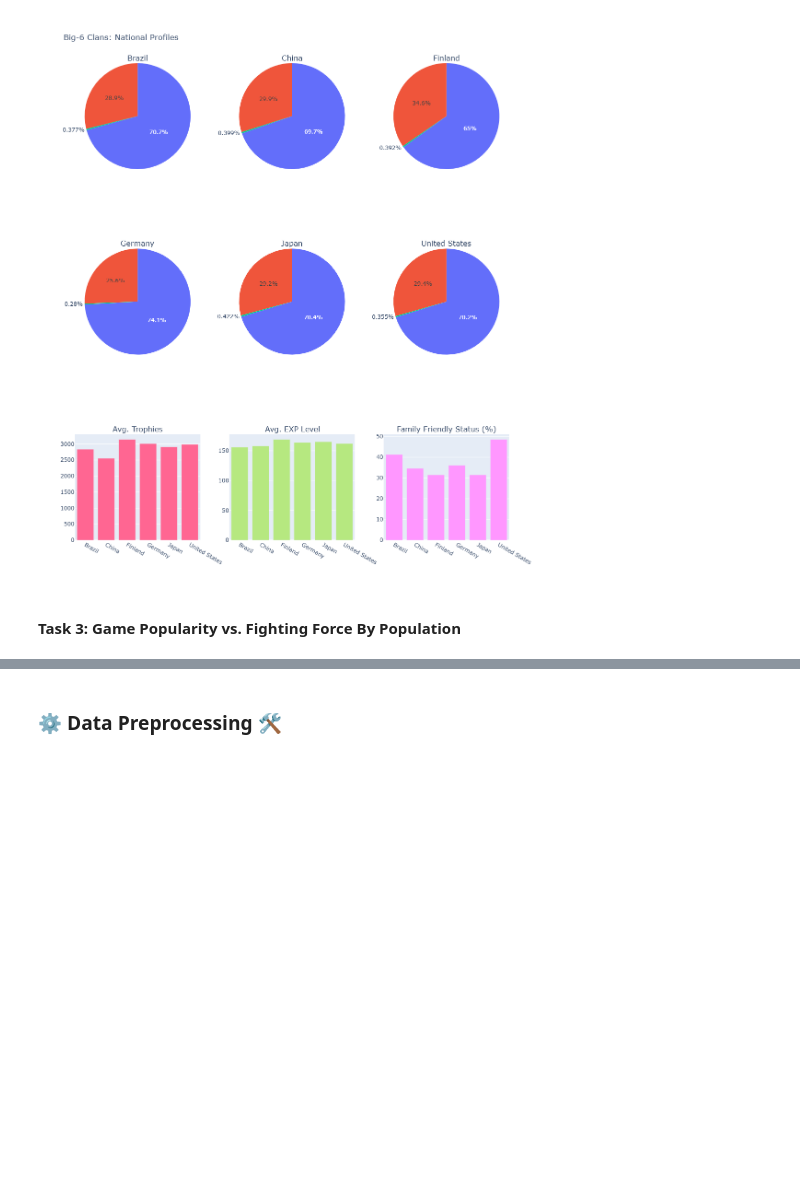
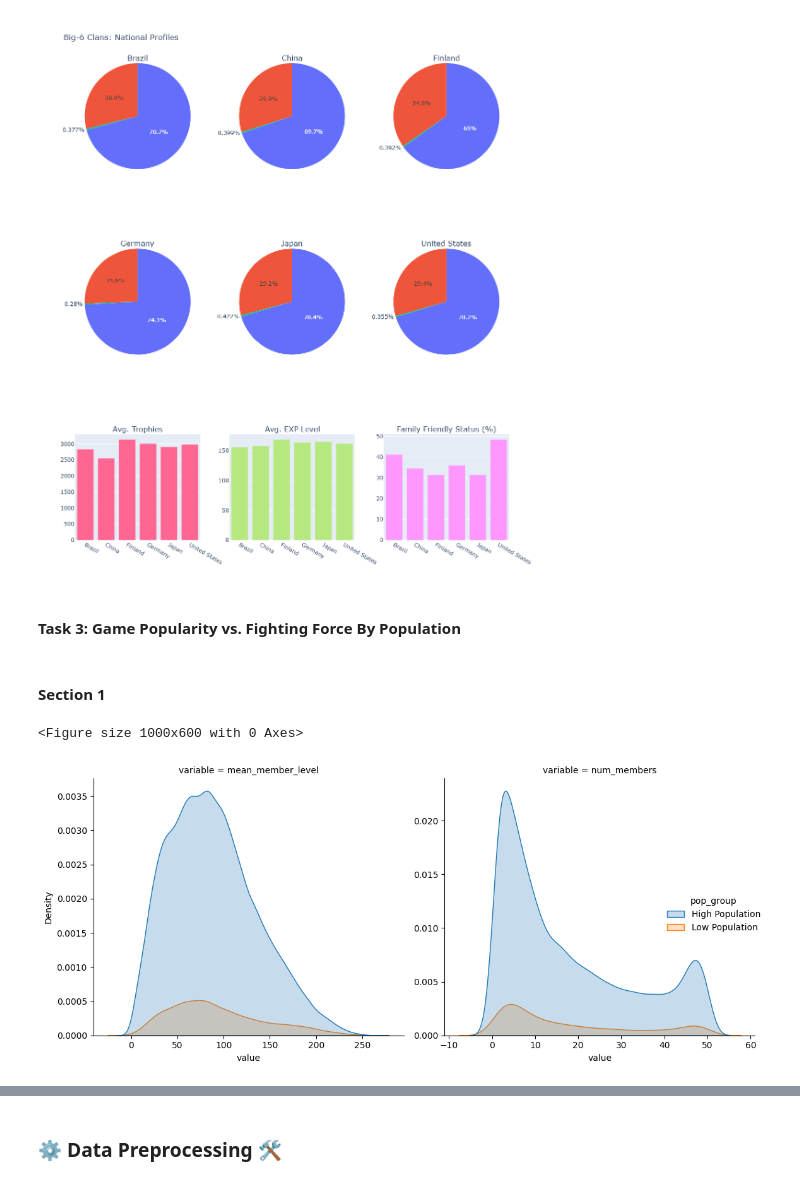
Before and after one commit to cresht2606/elune-project-eda, a Jupyter notebook: elune-project-eda.ipynb, the cells around one changed output, grey strips where cells are left out. Drawn from its saved outputs; the diff is of its cells as text; code cells hidden in the pictures; blank space fills up the shorter version.

Commit message:
Slipstream August 9th, 2025
- Data Preprocessing
- Text Preprocessing
- Implementation Of Task 3 (Section 1, 2 and partial 3)

```diff
--- a/elune-project-eda.ipynb
+++ b/elune-project-eda.ipynb
@@ -722,3 +731,14 @@ profile_df = profile_df.merge(mode_values, on = "clan_location", how = "left") #
 profile_df = profile_df.merge(second_modes, on = "clan_location", how = "left")
 # %% [markdown]
 #### Task 3: Game Popularity vs. Fighting Force By Population ####
+# %%
+high_pop_location = ["India", "Mexico", "Russia", "Türkiye"]
+modest_pop_location = ["Norway", "New Zealand", "Croatia", "Kyrgyzstan"]
+low_pop_location = ["Korea", "Spain", "Finland", "Uzbekistan"]
+
+high_pop_df = df[(df["clan_location"].isin(high_pop_location)) & (df["clan_war_league"] != "Unranked")].drop(
+    columns = ["clan_badge_url", "clan_versus_points", "required_versus_trophies"])
+low_pop_df = df[(df["clan_location"].isin(low_pop_location)) & (df["clan_war_league"] != "Unranked")].drop(
+    columns = ["clan_description", "clan_badge_url", "clan_versus_points", "required_versus_trophies"])
+modest_pop_df = df[(df["clan_location"].isin(modest_pop_location)) & (df["clan_war_league"] != "Unranked")].drop(
+    columns = ["clan_badge_url", "clan_versus_points", "required_versus_trophies"])
@@ -965,3 +1075,20 @@ fig.show()
 [figure]
 # %% [markdown]
 #### Task 3: Game Popularity vs. Fighting Force By Population  ####
+# %% [markdown]
+#### Section 1 ####
+# %%
+plt.figure(figsize = (10, 6))
+
+sns.displot(data = df_melted,
+            x = "value",
+            col = "variable",
+            hue = "pop_group",
+            kind = "kde",
+            fill = True, facet_kws = {"sharex" : False, "sharey" : False})
+
+plt.tight_layout()
+plt.show()
+# %% [output]
+<Figure size 1000x600 with 0 Axes>
+[figure, added]
```
Also changed, not shown: parts of 20 cells of this notebook.
